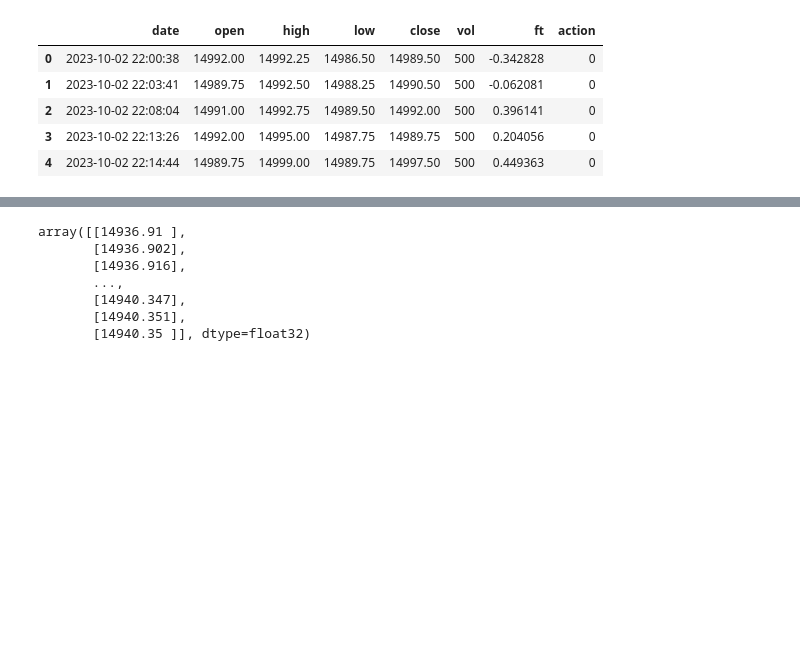
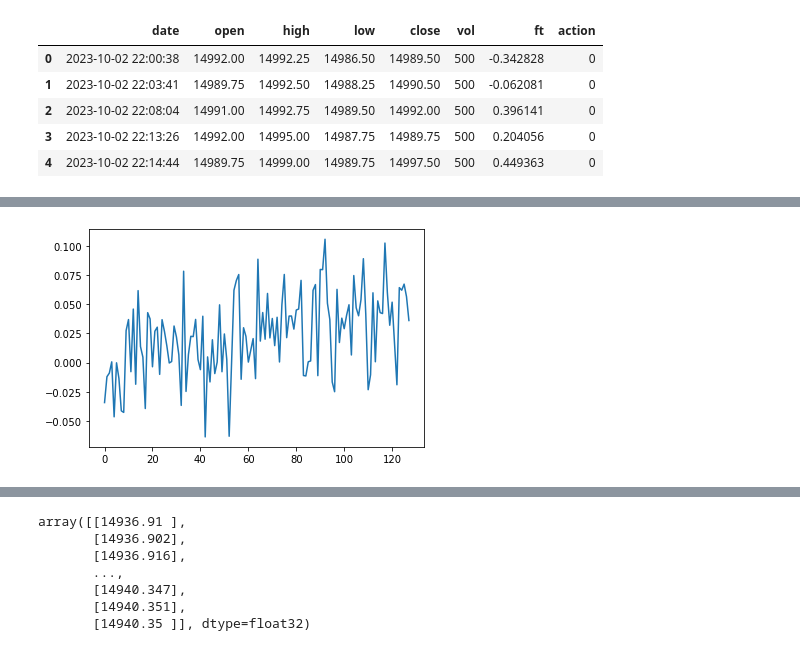
Before and after one commit to shmalex/test_fisher_eda, a Jupyter notebook: jn/04_trading_lstm_chatgpt.ipynb, the cells around one changed output, grey strips where cells are left out. Saved outputs shown, nothing was run; the diff lists cells and outputs as text; code cells hidden in the pictures; blank space fills up the shorter version.

```diff
--- a/jn/04_trading_lstm_chatgpt.ipynb
+++ b/jn/04_trading_lstm_chatgpt.ipynb
@@ -173,11 +291,10 @@ y_train, y_test = y[train_index], y[test_index]
-# %%
-model.eval()
-with torch.no_grad():
-    test_data = torch.utils.data.TensorDataset(X_test, y_test)
-    test_loader = torch.utils.data.DataLoader(dataset=test_data, batch_size=batch_size, shuffle=False)
-
-    predictions = []
-    for batch_X, batch_y in test_loader:
-        batch_X, batch_y = batch_X.to(device), batch_y.to(device)
-        outputs = model(batch_X)
-        predictions.extend(outputs.cpu().numpy())
+# %%
+for batch_X, batch_y in test_loader:
+    batch_X, batch_y = batch_X.to(device), batch_y.to(device)
+    outputs = model(batch_X)
+    # predictions.extend(outputs.cpu().numpy())
+    loss = criterion(outputs, batch_y)
+    break
+#             print(loss.item())
+
+#     losses.append([loss.item(), 1,idx])
@@ -183,0 +305,8 @@ with torch.no_grad():
+# %%
+local_loss = []
+for idx in range(128):
+    local_loss.append([batch_y[idx].to('cpu').reshape((-1,)).detach().numpy()[0], outputs[idx].to('cpu').detach().numpy()[0]])
+# %%
+u = np.array(local_loss)
+_yhat = u[::,0]
+_y = u[::,1]
@@ -183,0 +326,5 @@ with torch.no_grad():
+# %%
+plt.plot(_yhat-_y)
+plt.show()
+# %% [output]
+[figure, added]
```
Also changed, not shown: parts of 35 cells of this notebook.
